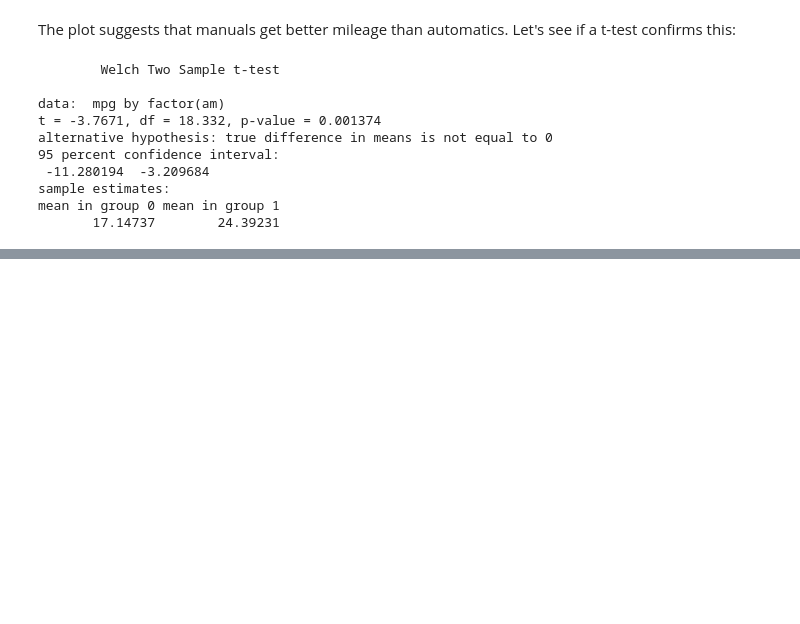
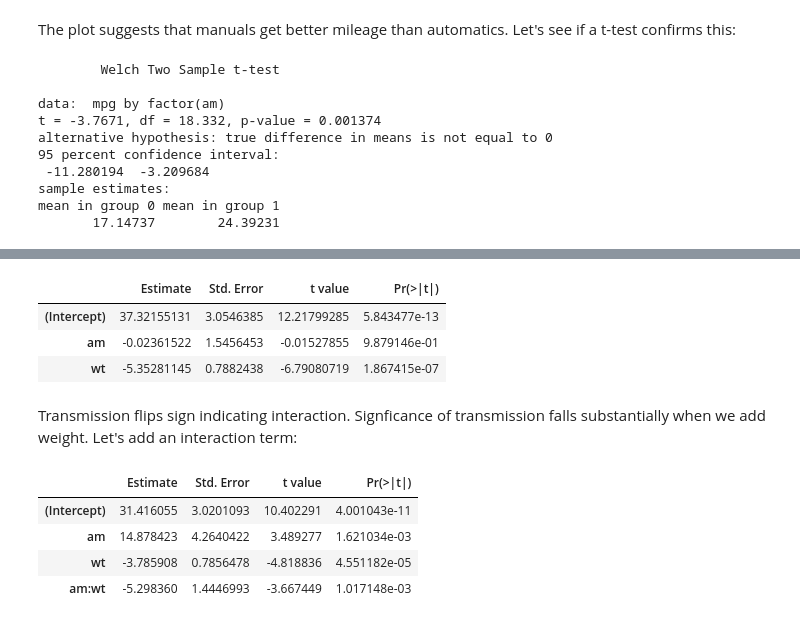
Before and after one commit to focods/WonderfulML, a Jupyter notebook: docs/solutions/session03_r.ipynb, the cells around one changed output, grey strips where cells are left out. Drawn from its saved outputs; the diff is of its cells as text; code cells hidden in the pictures; blank space fills up the shorter version.

```diff
--- a/docs/solutions/session03_r.ipynb
+++ b/docs/solutions/session03_r.ipynb
@@ -93,0 +104,18 @@ O.k., if we assume that other factors are **not** confounding our results, then
+# %%
+# Add weight
+f02 <- lm(mpg ~ am + wt, mtcars); summary(f02)$coef
+# %% [output]
+|  | Estimate | Std. Error | t value | Pr(>|t|) |
+| (Intercept) | 37.32155131 | 3.0546385 | 12.21799285 | 5.843477e-13 |
+| am | -0.02361522 | 1.5456453 | -0.01527855 | 9.879146e-01 |
+| wt | -5.35281145 | 0.7882438 | -6.79080719 | 1.867415e-07 |
+# %% [markdown]
+Transmission flips sign indicating interaction. Signficance of transmission falls substantially when we add weight.  Let's add an interaction term:
+# %%
+f03 <- lm(mpg ~ am + wt + am*wt, mtcars); summary(f03)$coef
+# %% [output]
+|  | Estimate | Std. Error | t value | Pr(>|t|) |
+| (Intercept) | 31.416055 | 3.0201093 | 10.402291 | 4.001043e-11 |
+| am | 14.878423 | 4.2640422 | 3.489277 | 1.621034e-03 |
+| wt | -3.785908 | 0.7856478 | -4.818836 | 4.551182e-05 |
+| am:wt | -5.298360 | 1.4446993 | -3.667449 | 1.017148e-03 |
```
Also changed, not shown: parts of 12 cells of this notebook.
